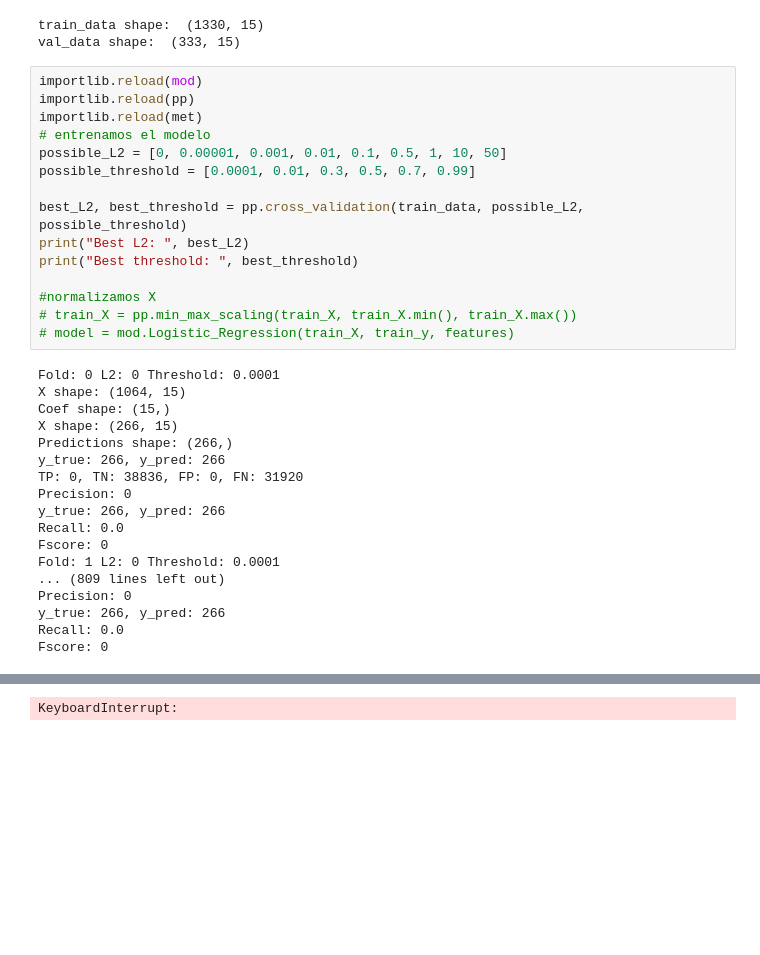
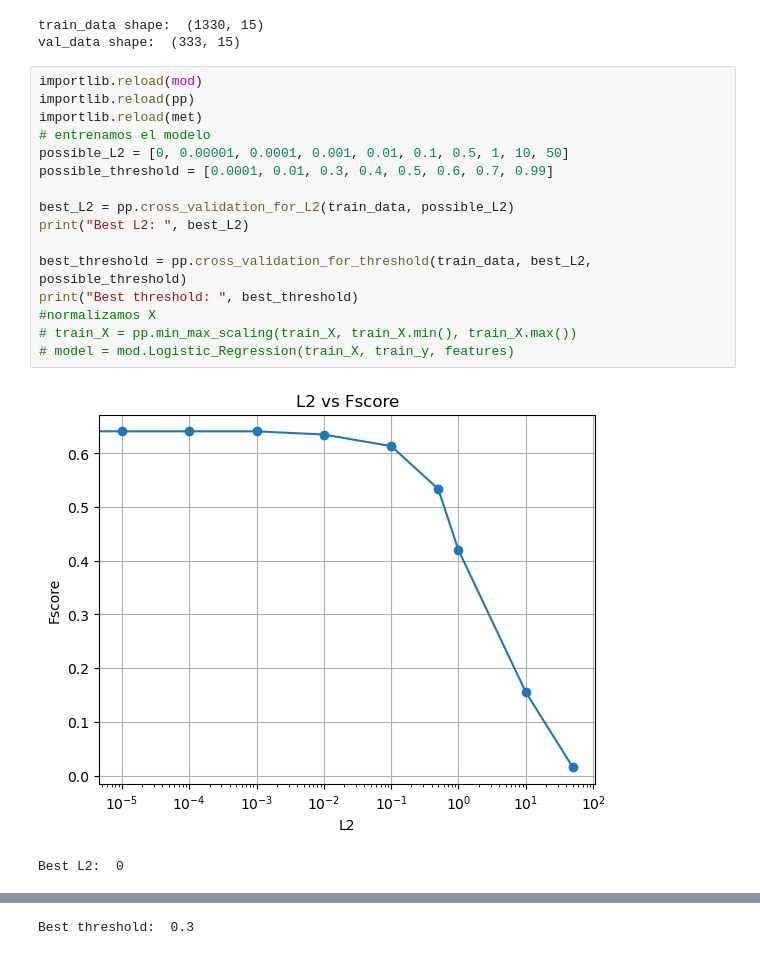
Before and after one commit to felicitasmarolda/MLyDL_TPs, a Jupyter notebook: Marolda_Felicitas_TP2/Marolda_Felicitas_Notebook_TP2.ipynb, the cells around one changed output, grey strips where cells are left out. Cells and saved outputs as stored; diff of their text form; blank space fills up the shorter version.

```diff
--- a/Marolda_Felicitas_TP2/Marolda_Felicitas_Notebook_TP2.ipynb
+++ b/Marolda_Felicitas_TP2/Marolda_Felicitas_Notebook_TP2.ipynb
@@ -126,33 +126,19 @@ val_data shape:  (333, 15)
 # %%
 importlib.reload(mod)
 importlib.reload(pp)
 importlib.reload(met)
 # entrenamos el modelo
-possible_L2 = [0, 0.00001, 0.001, 0.01, 0.1, 0.5, 1, 10, 50]
-possible_threshold = [0.0001, 0.01, 0.3, 0.5, 0.7, 0.99]
+possible_L2 = [0, 0.00001, 0.0001, 0.001, 0.01, 0.1, 0.5, 1, 10, 50]
+possible_threshold = [0.0001, 0.01, 0.3, 0.4, 0.5, 0.6, 0.7, 0.99]
 
-best_L2, best_threshold = pp.cross_validation(train_data, possible_L2, possible_threshold)
+best_L2 = pp.cross_validation_for_L2(train_data, possible_L2)
 print("Best L2: ", best_L2)
+
+best_threshold = pp.cross_validation_for_threshold(train_data, best_L2, possible_threshold)
 print("Best threshold: ", best_threshold)
-
 #normalizamos X
 # train_X = pp.min_max_scaling(train_X, train_X.min(), train_X.max())
 # model = mod.Logistic_Regression(train_X, train_y, features)
 # %% [output]
+[figure, added]
-Fold: 0 L2: 0 Threshold: 0.0001
-X shape: (1064, 15)
-Coef shape: (15,)
-X shape: (266, 15)
-Predictions shape: (266,)
-y_true: 266, y_pred: 266
-TP: 0, TN: 38836, FP: 0, FN: 31920
-Precision: 0
-y_true: 266, y_pred: 266
-Recall: 0.0
-Fscore: 0
-Fold: 1 L2: 0 Threshold: 0.0001
-... (809 lines left out)
-Precision: 0
-y_true: 266, y_pred: 266
-Recall: 0.0
-Fscore: 0
+Best L2:  0
@@ -159 +146 @@ Fscore: 0
-KeyboardInterrupt:
+Best threshold:  0.3
```
Also changed, not shown: parts of 4 cells of this notebook, 2 other files.
